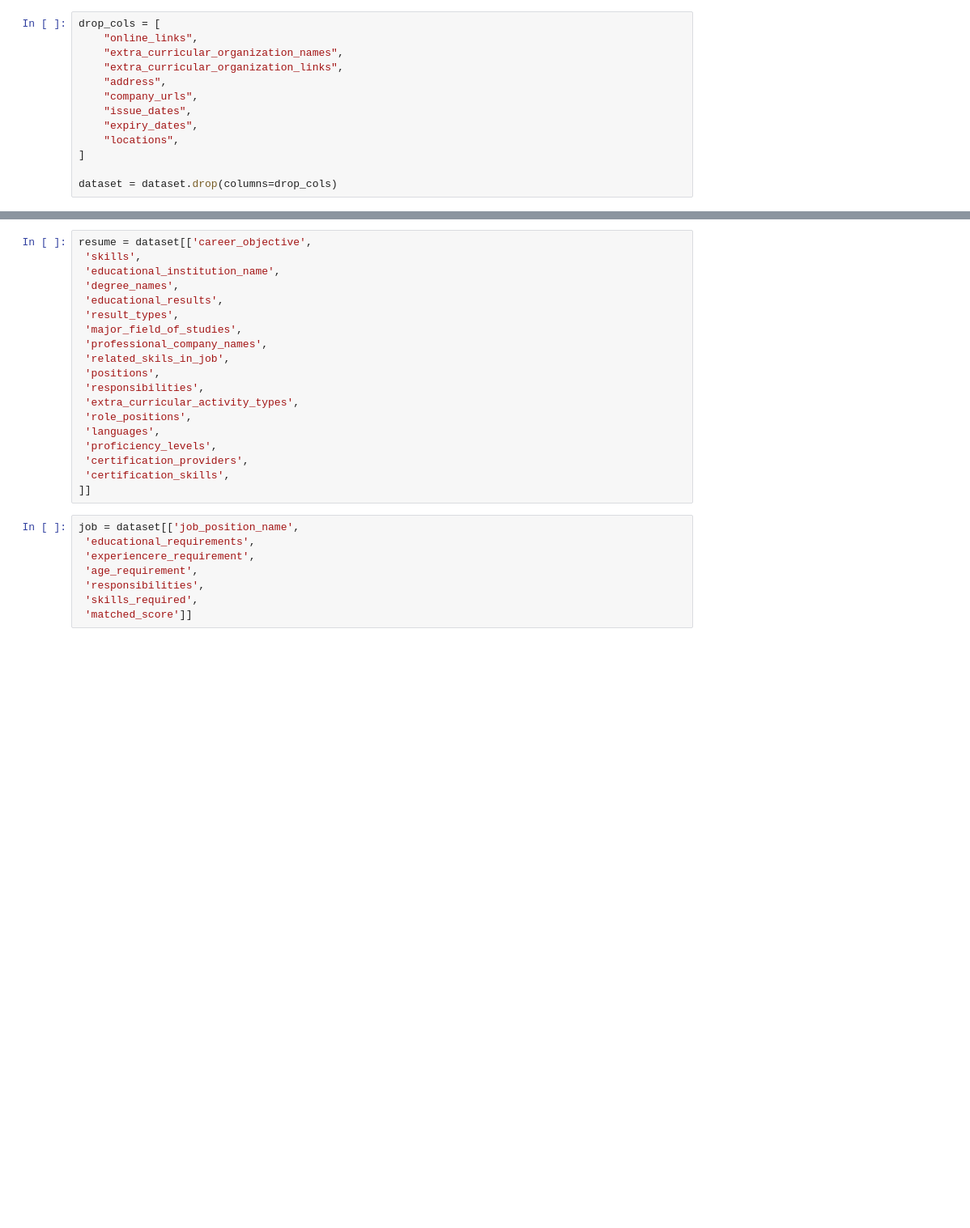
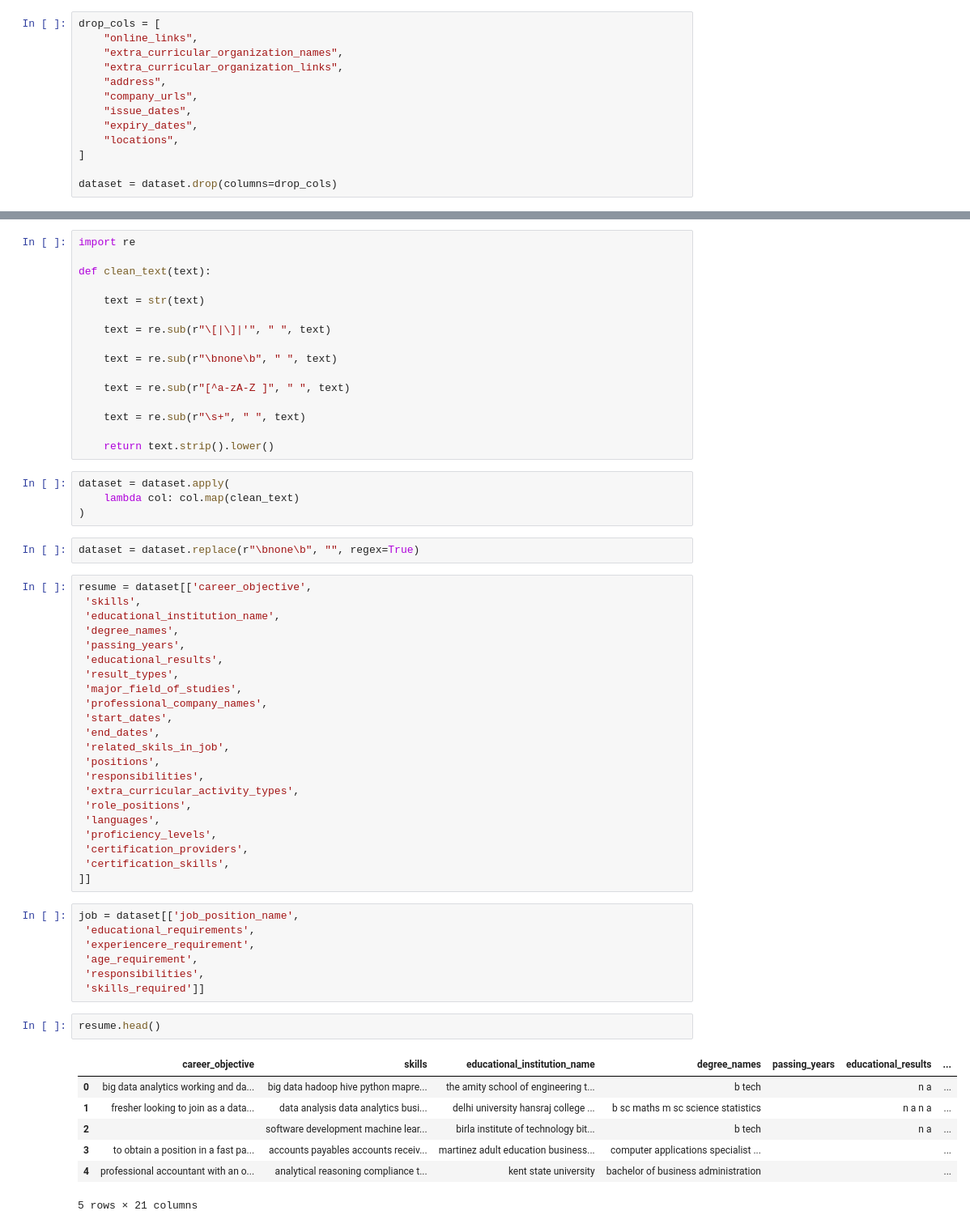
Before and after one commit to vijais0604-cloud/Resume_screening_using_NLP_and_ML, a Jupyter notebook: data_preproccessing.ipynb, the cells around one changed output, grey strips where cells are left out. Shown at 81% size. Saved outputs shown, nothing was run; the diff lists cells and outputs as text; blank space fills up the shorter version.

Commit message:
applied NLP techniques to process the text data

```diff
--- a/data_preproccessing.ipynb
+++ b/data_preproccessing.ipynb
@@ -142,12 +144,37 @@ dataset.columns.tolist()
+# %%
+import re
+
+def clean_text(text):
+
+    text = str(text)
+
+    text = re.sub(r"\[|\]|'", " ", text)
+
+    text = re.sub(r"\bnone\b", " ", text)
+
+    text = re.sub(r"[^a-zA-Z ]", " ", text)
+
+    text = re.sub(r"\s+", " ", text)
+
+    return text.strip().lower()
+# %%
+dataset = dataset.apply(
+    lambda col: col.map(clean_text)
+)
+# %%
+dataset = dataset.replace(r"\bnone\b", "", regex=True)
 # %%
 resume = dataset[['career_objective',
  'skills',
  'educational_institution_name',
  'degree_names',
+ 'passing_years',
  'educational_results',
  'result_types',
  'major_field_of_studies',
  'professional_company_names',
+ 'start_dates',
+ 'end_dates',
  'related_skils_in_job',
  'positions',
  'responsibilities',
@@ -164,5 +191,14 @@ job = dataset[['job_position_name',
  'experiencere_requirement',
  'age_requirement',
  'responsibilities',
- 'skills_required',
- 'matched_score']]
+ 'skills_required']]
+# %%
+resume.head()
+# %% [output]
+|  | career_objective | skills | educational_institution_name | degree_names | passing_years | educational_results | ... |
+| 0 | big data analytics working and da... | big data hadoop hive python mapre... | the amity school of engineering t... | b tech |  | n a | ... |
+| 1 | fresher looking to join as a data... | data analysis data analytics busi... | delhi university hansraj college ... | b sc maths m sc science statistics |  | n a n a | ... |
+| 2 |  | software development machine lear... | birla institute of technology bit... | b tech |  | n a | ... |
+| 3 | to obtain a position in a fast pa... | accounts payables accounts receiv... | martinez adult education business... | computer applications specialist ... |  |  | ... |
+| 4 | professional accountant with an o... | analytical reasoning compliance t... | kent state university | bachelor of business administration |  |  | ... |
+5 rows × 21 columns
```
Also changed, not shown: parts of 11 cells of this notebook, 1 other file.
